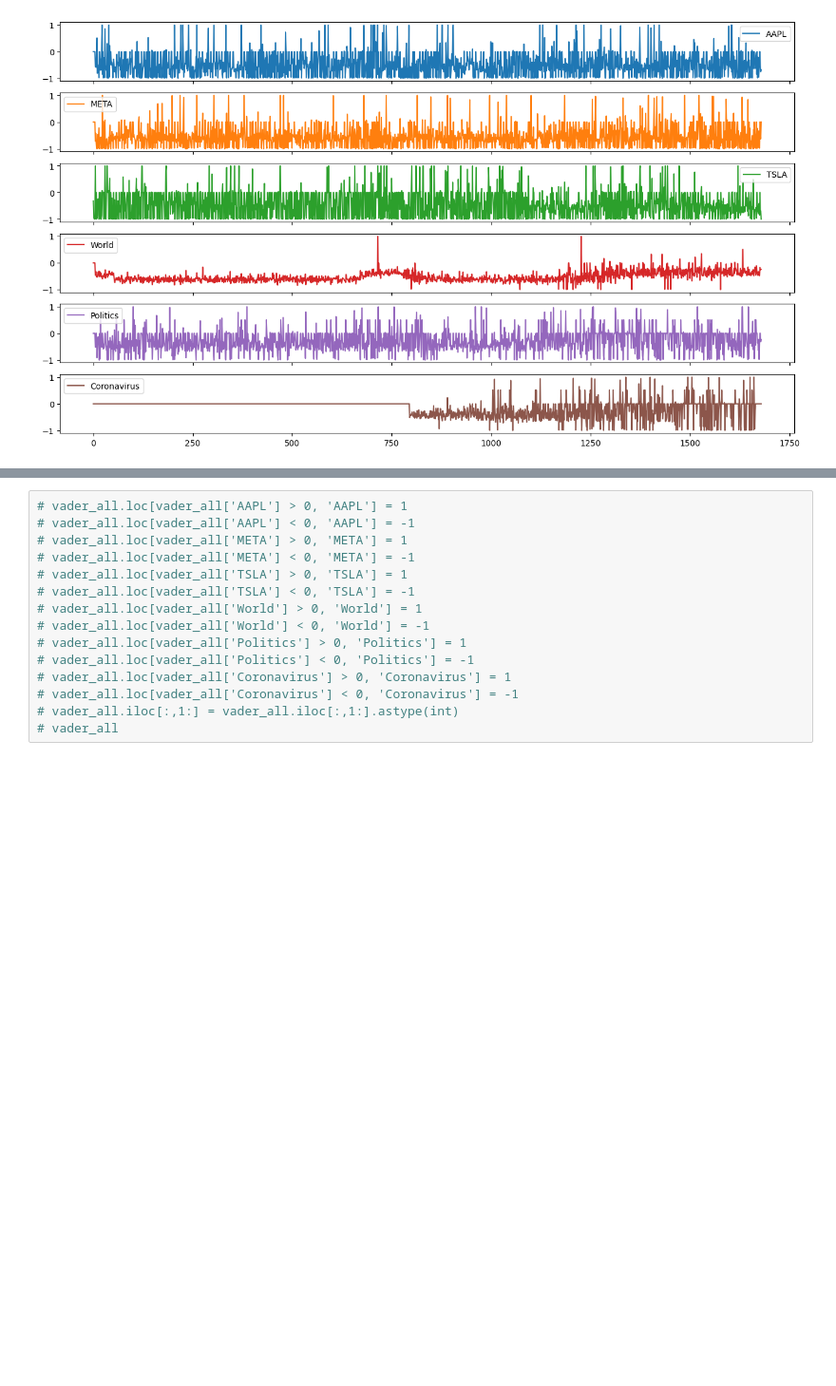
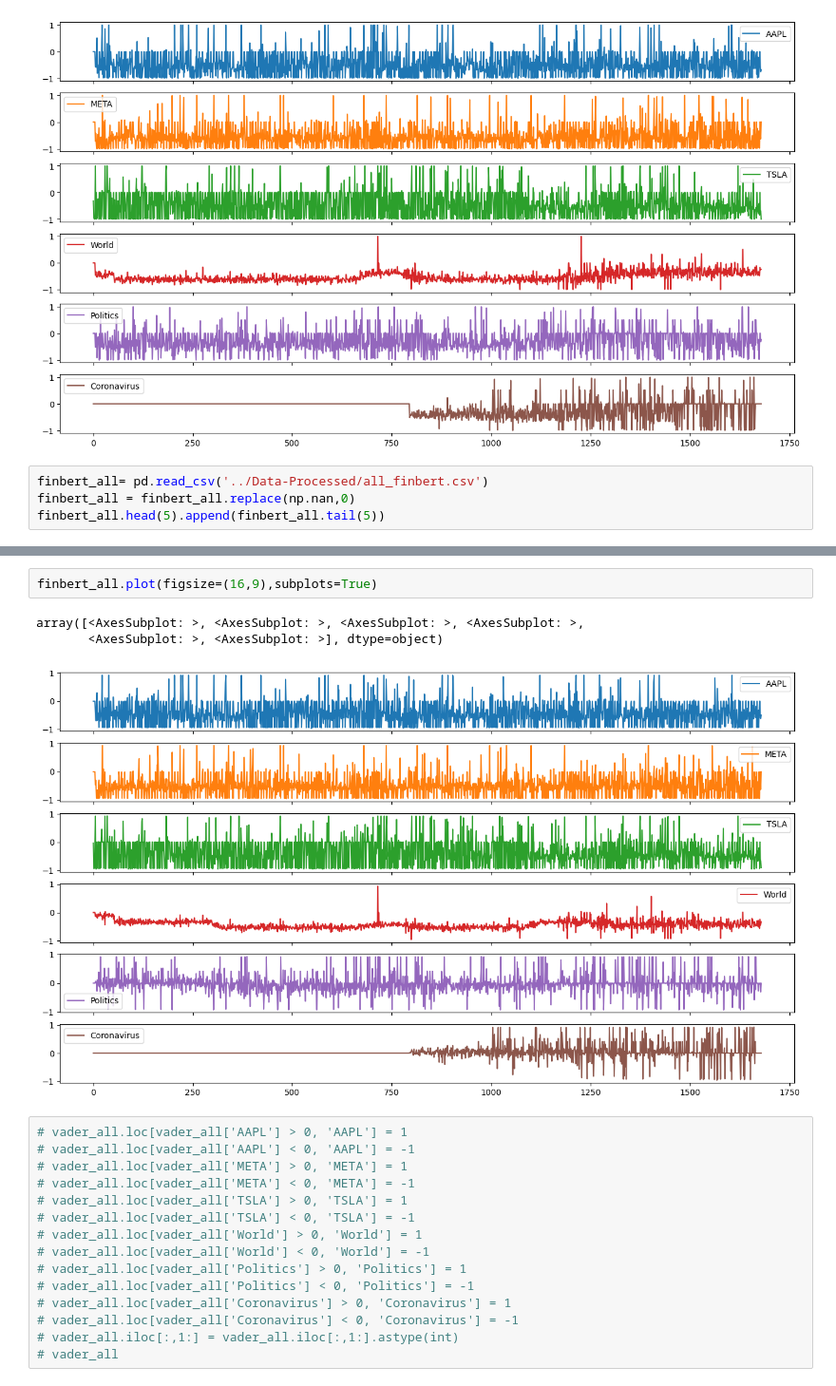
Before and after one commit to eltontay/Stock-Returns-Prediction-ML-Textual-Analysis, a Jupyter notebook: Data-Analysis/Text-Analysis.ipynb, the cells around one changed output, grey strips where cells are left out. Shown at 95% size. Drawn from its saved outputs; the diff is of its cells as text; blank space fills up the shorter version.

```diff
--- a/Data-Analysis/Text-Analysis.ipynb
+++ b/Data-Analysis/Text-Analysis.ipynb
@@ -46,3 +46,7 @@ flair_all.plot(figsize=(16,9),subplots=True)
 array([<AxesSubplot: >, <AxesSubplot: >, <AxesSubplot: >, <AxesSubplot: >,
        <AxesSubplot: >, <AxesSubplot: >], dtype=object)
 [figure]
+# %%
+finbert_all= pd.read_csv('../Data-Processed/all_finbert.csv')
+finbert_all = finbert_all.replace(np.nan,0)
+finbert_all.head(5).append(finbert_all.tail(5))
@@ -49,3 +65,9 @@ array([<AxesSubplot: >, <AxesSubplot: >, <AxesSubplot: >, <AxesSubplot: >,
+# %%
+finbert_all.plot(figsize=(16,9),subplots=True)
+# %% [output]
+array([<AxesSubplot: >, <AxesSubplot: >, <AxesSubplot: >, <AxesSubplot: >,
+       <AxesSubplot: >, <AxesSubplot: >], dtype=object)
+[figure, added]
 # %%
 # vader_all.loc[vader_all['AAPL'] > 0, 'AAPL'] = 1
 # vader_all.loc[vader_all['AAPL'] < 0, 'AAPL'] = -1
```
Also changed, not shown: parts of 9 cells of this notebook, 6 other files.
